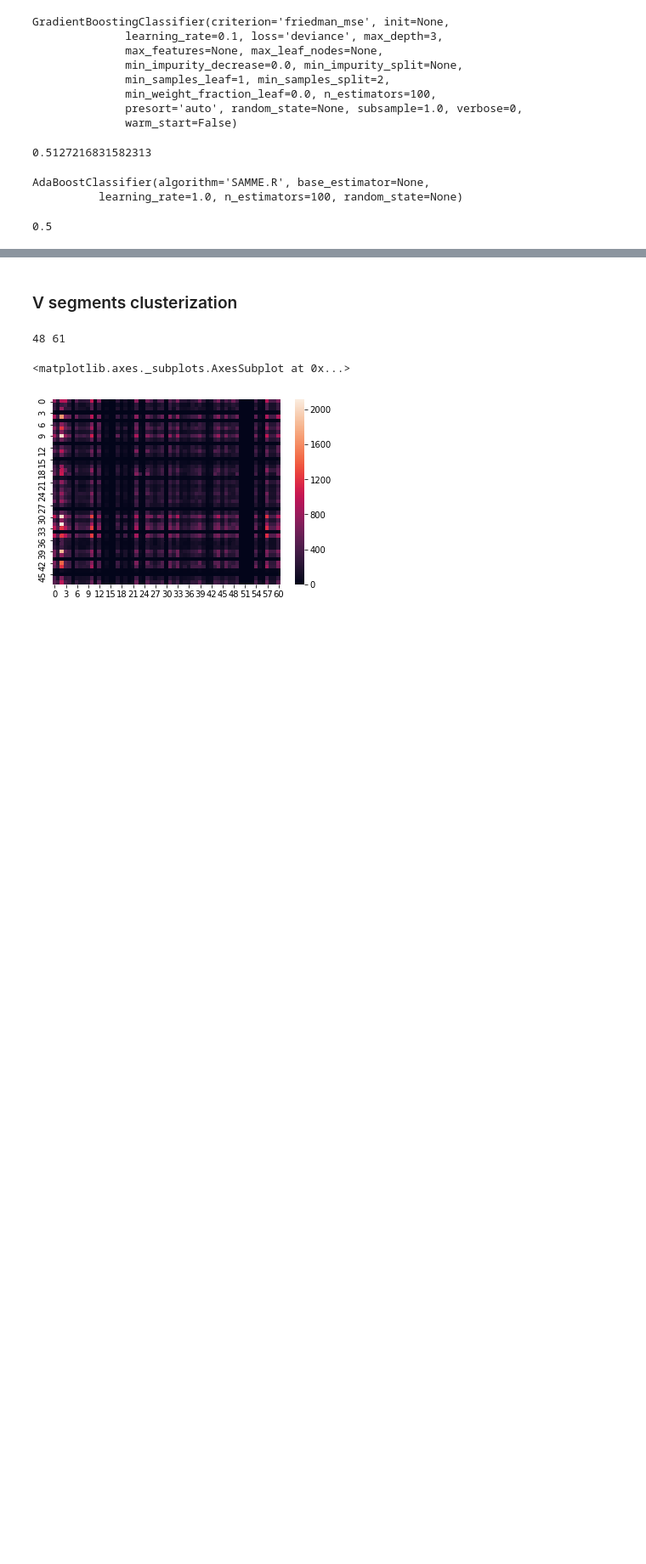
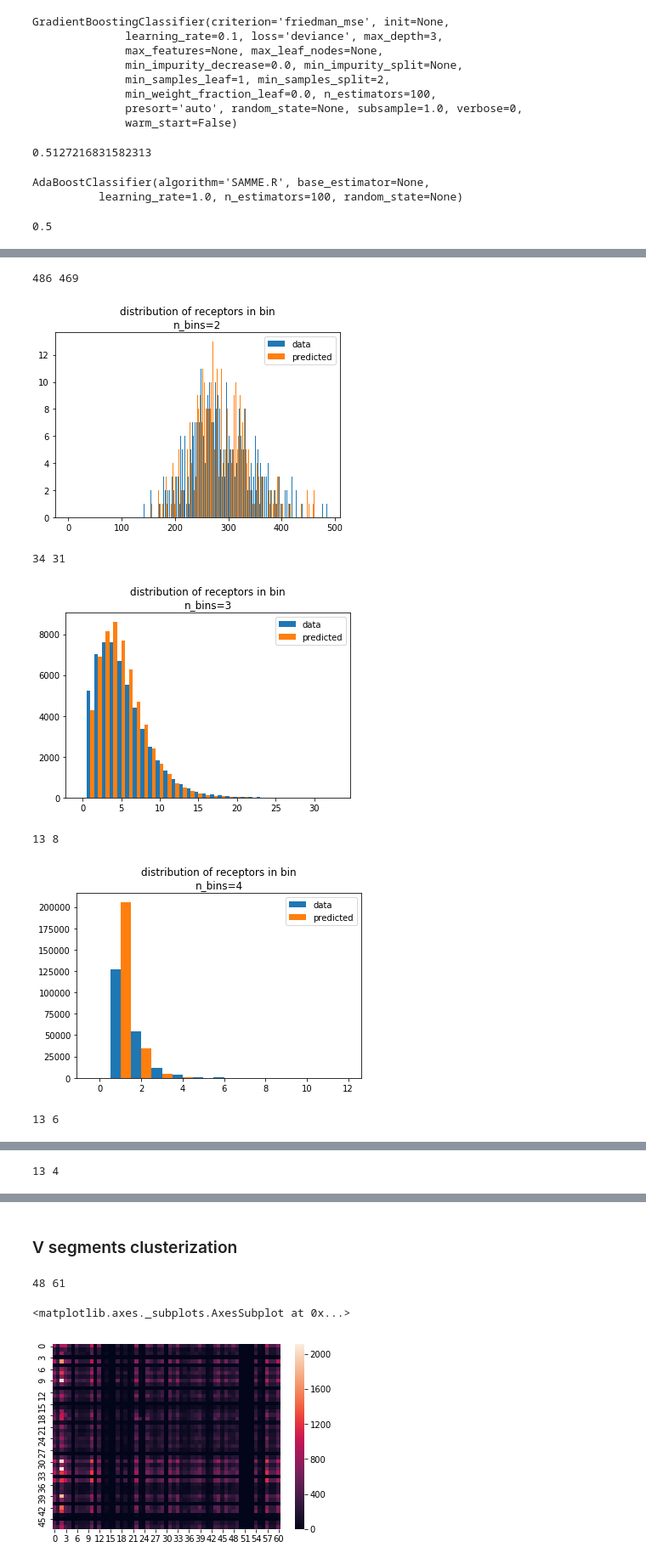
Before and after one commit to antigenomics/tcr-pairing-preferences, a Jupyter notebook: main.ipynb, the cells around one changed output, grey strips where cells are left out. Shown at 85% size. Saved outputs shown, nothing was run; the diff lists cells and outputs as text; code cells hidden in the pictures; blank space fills up the shorter version.

```diff
--- a/main.ipynb
+++ b/main.ipynb
@@ -1005,0 +1020,17 @@ beta_length_bin = MinMaxBins(beta_length)
+# %%
+def GetBinsStatistics(arr):
+    stat = {tuple(arr[i, :]):0 for i in range(arr.shape[0])}
+    for i in range(arr.shape[0]):
+        stat[tuple(arr[i, :])] += 1
+    return stat
+
+def Distribution(arr):
+    d = [0 for i in range(max(arr) + 1)]
+    for i in arr:
+        d[i] += 1
+    return d
+
+def GetBinsStatDist(arr):
+    stat_dict = GetBinsStatistics(arr)
+    stat_list = [stat_dict[i] for i in stat_dict.keys()]
+    return Distribution(stat_list)
@@ -1005,0 +1079,41 @@ beta_length_bin = MinMaxBins(beta_length)
+# %%
+for n_bins in np.arange(2, 7):
+    a_bin_arr = BinArray(ScalePCA(alpha_mean_kidera), n_bines=n_bins)[:, :5]
+    b_bin_arr = BinArray(ScalePCA(beta_mean_kidera), n_bines=n_bins)[:, :5]
+    ab_bins_data = np.concatenate([a_bin_arr, b_bin_arr], axis=1)
+
+    a_stat_dist = GetBinsStatistics(a_bin_arr)
+    b_stat_dist = GetBinsStatistics(b_bin_arr)
+
+    a_list = np.array(list(GetBinsStatistics(a_bin_arr).items()))[:, 1]
+    b_list = np.array(list(GetBinsStatistics(b_bin_arr).items()))[:, 1]
+
+    a_b_list = np.zeros((a_list.shape[0] * b_list.shape[0]))
+    for i in range(a_list.shape[0]):
+        for j in range(b_list.shape[0]):
+            a_b_list[i * b_list.shape[0] + j] = a_list[i] * b_list[j]
+    a_b_sample = np.random.choice(range(len(a_b_list)),size=n_samples, p=a_b_list/sum(a_b_list))
+    a_b_sample_dict = {i:0 for i in a_b_sample}
+    for i in a_b_sample:
+        a_b_sample_dict[i] += 1
+    a_b_sample_list = np.array(list(a_b_sample_dict.items()))[:, 1]
+    a_b_stat_dist = Distribution(a_b_sample_list)
+
+    ab_stat_dist = GetBinsStatDist(ab_bins_data)
+    l = len(ab_stat_dist)
+    limit = min(l, len(a_b_stat_dist))
+
+    plt.bar(np.arange(-.25, l-0.25, 1.), ab_stat_dist, width=0.5, label='data')
+    plt.bar(np.arange(.25, l+0.25, 1.)[:limit], a_b_stat_dist[:limit], width=0.5, label='predicted')
+    plt.xlabel('')
+    plt.legend()
+    plt.title('distribution of receptors in bin\nn_bins='+str(n_bins))
+    plt.show()
+# %% [output]
+486 469
+[figure, added]
+34 31
+[figure, added]
+13 8
+[figure, added]
+13 6
@@ -1005,0 +1121 @@ beta_length_bin = MinMaxBins(beta_length)
+13 4
```
Also changed, not shown: parts of 17 cells of this notebook, 14 other files.
